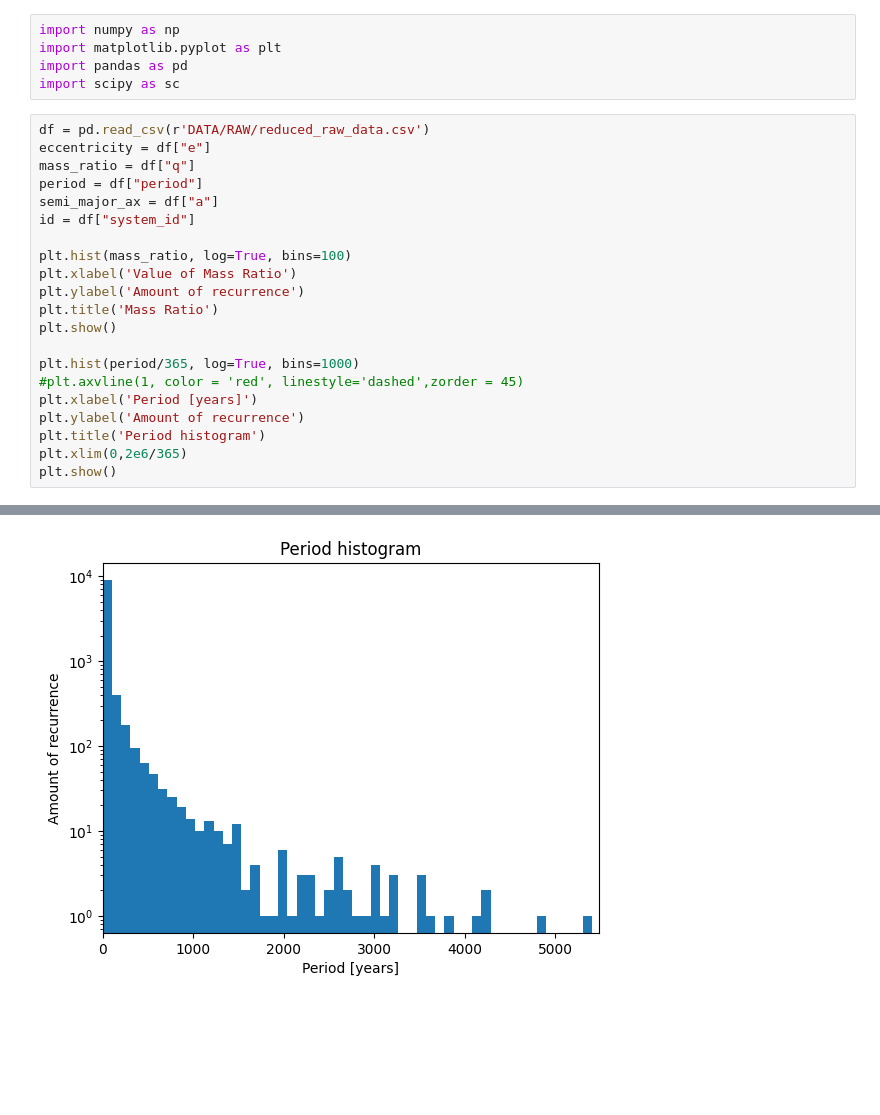
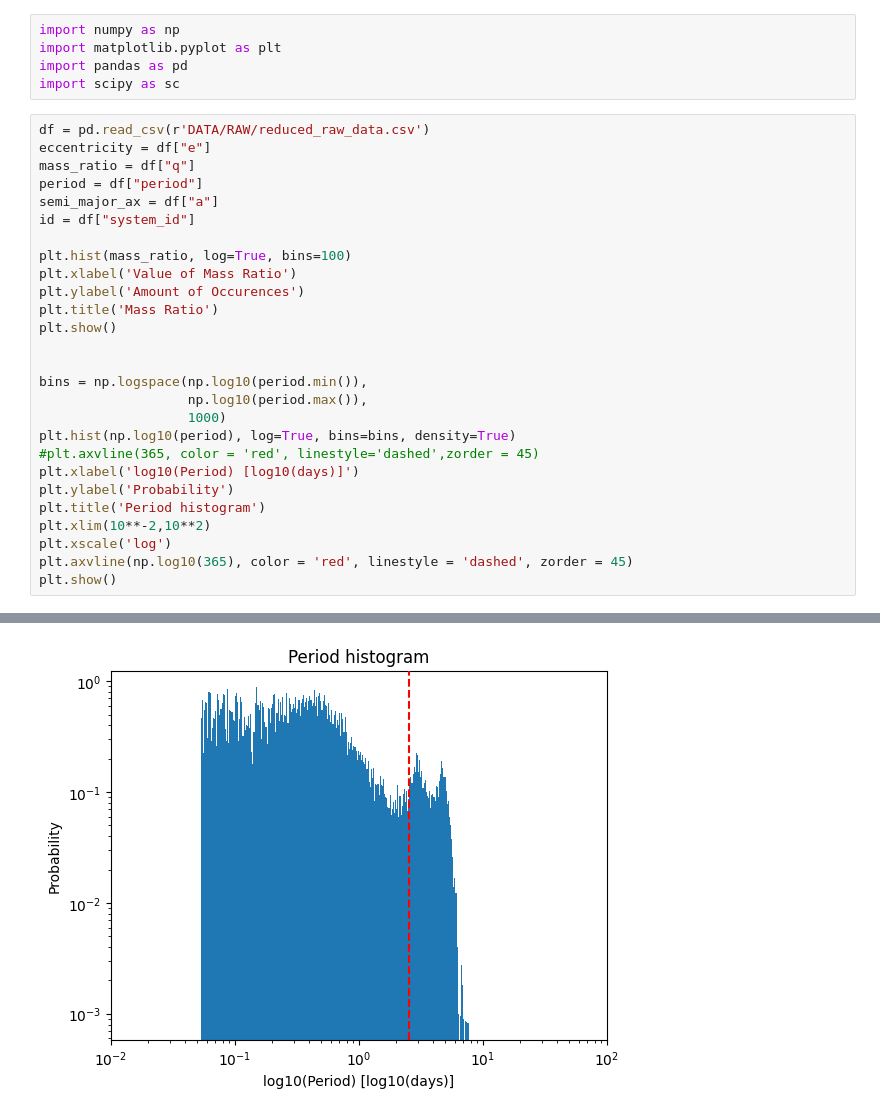
Before and after one commit to Eljameuter/Orbital-and-physical-parameter-distribution-of-Binary-Systems, a Jupyter notebook: Period and mass ratio.ipynb, the cells around one changed output, grey strips where cells are left out. Drawn from its saved outputs; the diff is of its cells as text; blank space fills up the shorter version.

Commit message:
Period distribution

```diff
--- a/Period and mass ratio.ipynb
+++ b/Period and mass ratio.ipynb
@@ -6,25 +6,31 @@ import scipy as sc
 # %%
 df = pd.read_csv(r'DATA/RAW/reduced_raw_data.csv')
 eccentricity = df["e"]
 mass_ratio = df["q"]
 period = df["period"]
 semi_major_ax = df["a"]
 id = df["system_id"]
 
 plt.hist(mass_ratio, log=True, bins=100)
 plt.xlabel('Value of Mass Ratio')
-plt.ylabel('Amount of recurrence')
+plt.ylabel('Amount of Occurences')
 plt.title('Mass Ratio')
 plt.show()
 
-plt.hist(period/365, log=True, bins=1000)
-#plt.axvline(1, color = 'red', linestyle='dashed',zorder = 45)
-plt.xlabel('Period [years]')
-plt.ylabel('Amount of recurrence')
+
+bins = np.logspace(np.log10(period.min()),
+                   np.log10(period.max()),
+                   1000)
+plt.hist(np.log10(period), log=True, bins=bins, density=True)
+#plt.axvline(365, color = 'red', linestyle='dashed',zorder = 45)
+plt.xlabel('log10(Period) [log10(days)]')
+plt.ylabel('Probability')
 plt.title('Period histogram')
-plt.xlim(0,2e6/365)
+plt.xlim(10**-2,10**2)
+plt.xscale('log')
+plt.axvline(np.log10(365), color = 'red', linestyle = 'dashed', zorder = 45)
 plt.show()
 # %% [output]
 [figure]
-[figure, old version]
+[figure, new version]
 # %%
```
Also changed, not shown: parts of 1 cell of this notebook.
